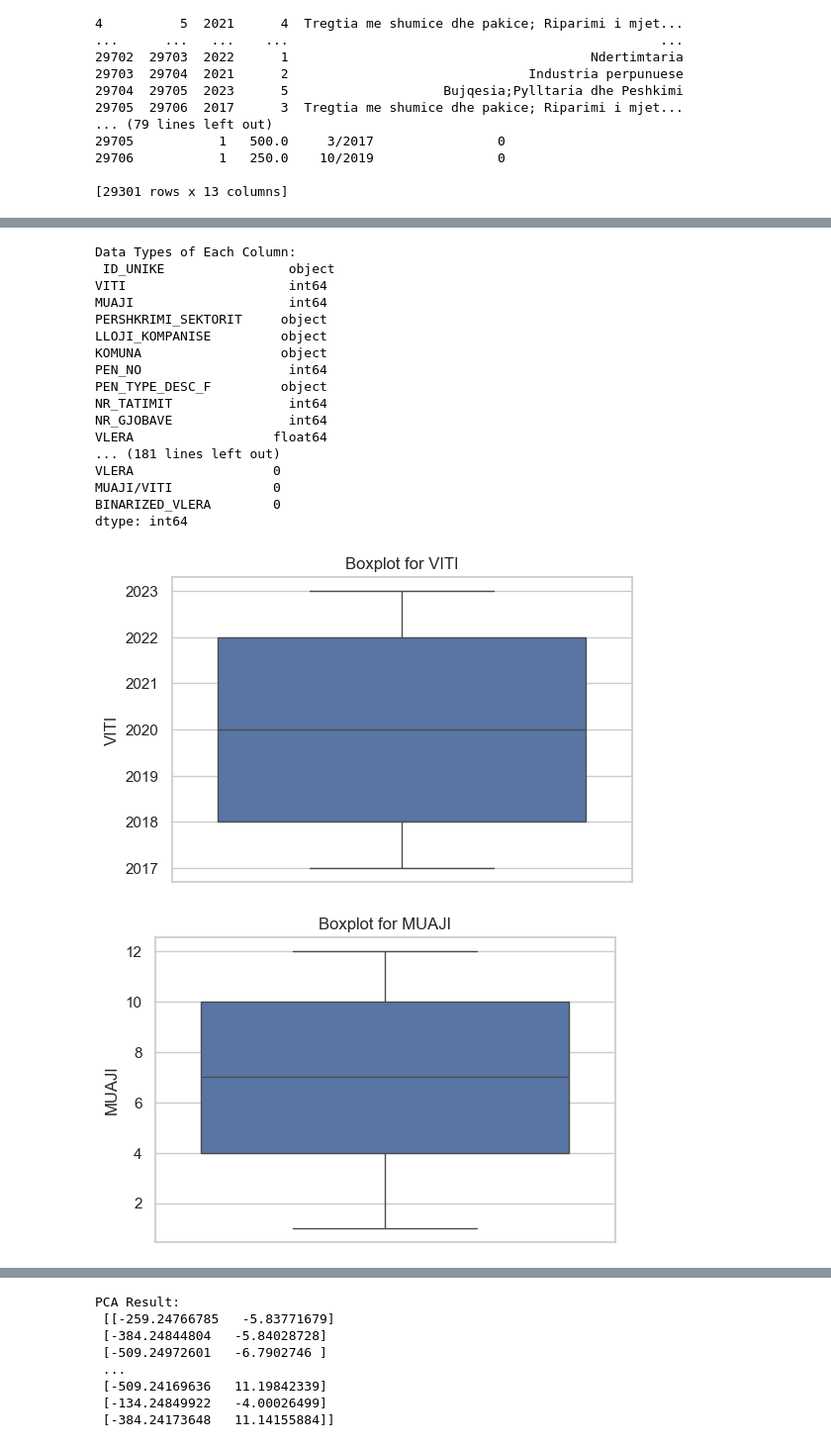
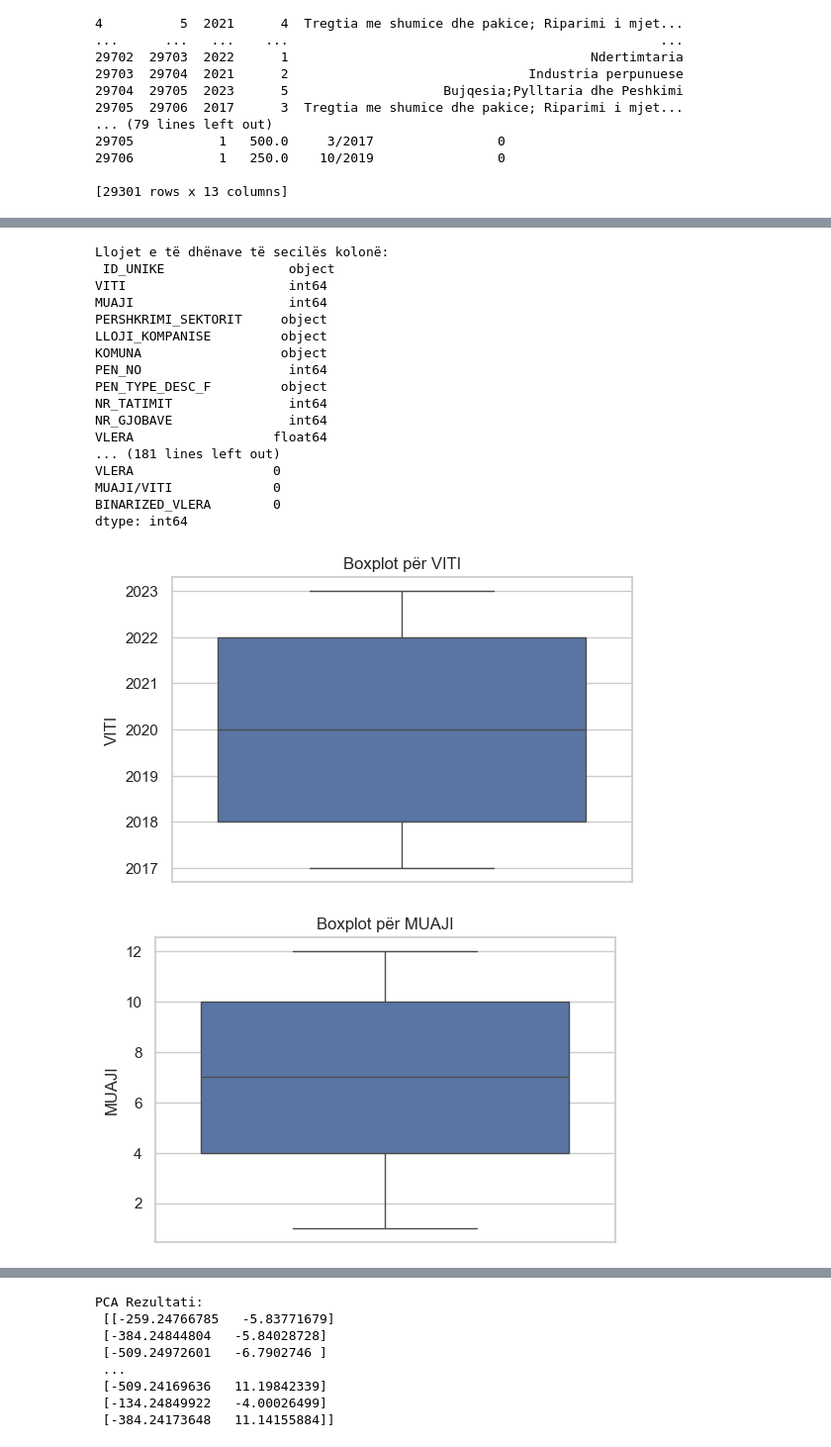
Before and after one commit to festinaqorrolli/Vleresimi-i-gjobave-te-leshuara-nga-ATK, a Jupyter notebook: data-preprocessing/main.ipynb, the cells around one changed output, grey strips where cells are left out. Shown at 99% size. Saved outputs shown, nothing was run; the diff lists cells and outputs as text; code cells hidden in the pictures.

```diff
--- a/data-preprocessing/main.ipynb
+++ b/data-preprocessing/main.ipynb
@@ -374,79 +365,60 @@ plt.show()
 # %%
 #Eksplorimi i te dhënave: statistika përmbledhëse, multivariante.
-import pandas as pd
-import numpy as np
-import matplotlib.pyplot as plt
-import seaborn as sns
-from scipy import stats
 
-# Load the dataset
-# Replace 'path_to_your_dataset.csv' with the actual file path
+# Eksplorimi paraprak i të dhënave
+# Kuptimi i kolonave dhe llojet e tyre të të dhënave
+print("Llojet e të dhënave të secilës kolonë:\n", data_cleaned.dtypes)
 
+# Përmblidhni statistikat
+# Statistika përshkruese për kolonat numerike
+numerical_columns = data_cleaned.select_dtypes(include=['number'])
+print("Statistikat përshkruese për kolonat numerike:\n", numerical_columns.describe())
 
-# Preliminary Data Exploration
-# Understanding the columns and their data types
-print("Data Types of Each Column:\n", data_cleaned.dtypes)
-
-# Summarize Statistics
-# Descriptive Statistics for numerical columns
-numerical_columns = data_cleaned.select_dtypes(include=['number'])
-print("Descriptive Statistics for Numerical Columns:\n", numerical_columns.describe())
-
-# Frequency Counts for categorical data
+# Numërimi i frekuencës për të dhënat kategorike
 categorical_columns = data.select_dtypes(include=['object'])
 for column in categorical_columns:
-    print(f"Frequency Count for {column}:\n", data_cleaned[column].value_counts())
+    print(f"Numërimi i frekuencës për {column}:\n", data_cleaned[column].value_counts())
 
-# Data Quality Check
-# Checking for missing values
-print("Missing Values in Each Column:\n", data_cleaned.isnull().sum())
+# Kontrolli i cilësisë së të dhënave
+# Kontrollimi për vlerat që mungojnë
+print("Vlerat që mungojnë në secilën kolonë:\n", data_cleaned.isnull().sum())
 
-# Checking for outliers using boxplots for numerical columns
+# # Kontrollimi për outliers duke përdorur boxplots për kolonat numerike
 for column in numerical_columns:
     plt.figure(figsize=(6, 4))
     sns.boxplot(y=data_cleaned[column])
-    plt.title(f"Boxplot for {column}")
+    plt.title(f"Boxplot për {column}")
     plt.show()
 
-# Multivariate Analysis
-# Correlation Analysis
+# Multivariate Analiza
+# Correlation Analiza
 correlation_matrix = numerical_columns.corr()
 plt.figure(figsize=(6, 4))
 sns.heatmap(correlation_matrix, annot=True, cmap='coolwarm')
 plt.title("Correlation Matrix")
 plt.show()
 
-# Visual Exploration
-# Scatter plots for relationships between variables
-# Uncomment the following lines and replace 'Column1' and 'Column2' with actual column names for specific analyse
-# Advanced Multivariate Analysis (Optional)
-# Regression Analysis, PCA, etc. (This would be specific to your dataset and analysis goals)
-# Note: PCA and regression analysis require more context about the data and specific objectives.
-# Example:
-from sklearn.decomposition import PCA
+# Eksplorim vizual permes PCA duke reduktuar dimensionalitetin dhe ruajtur sa ma shume informacion.
 pca = PCA(n_components=2)
 pca_result = pca.fit_transform(numerical_columns)
-print("PCA Result:\n", pca_result)
-
-# Remember to replace 'Column1' and 'Column2' with actual column names for specific analyses.
-# Also, tailor the analysis to the specific questions or hypotheses you are investigating.
+print("PCA Rezultati:\n", pca_result)
 # %% [output]
-Data Types of Each Column:
+Llojet e të dhënave të secilës kolonë:
  ID_UNIKE                object
 VITI                     int64
 MUAJI                    int64
 PERSHKRIMI_SEKTORIT     object
 LLOJI_KOMPANISE         object
 KOMUNA                  object
 PEN_NO                   int64
 PEN_TYPE_DESC_F         object
 NR_TATIMIT               int64
 NR_GJOBAVE               int64
 VLERA                  float64
 ... (181 lines left out)
 VLERA                  0
 MUAJI/VITI             0
 BINARIZED_VLERA        0
 dtype: int64
-[figure, old version]
+[figure, new version]
-[figure, old version]
+[figure, new version]
@@ -458,5 +430,5 @@ dtype: int64
 [figure]
-PCA Result:
+PCA Rezultati:
  [[-259.24766785   -5.83771679]
  [-384.24844804   -5.84028728]
  [-509.24972601   -6.7902746 ]
```
Also changed, not shown: parts of 5 cells of this notebook.
